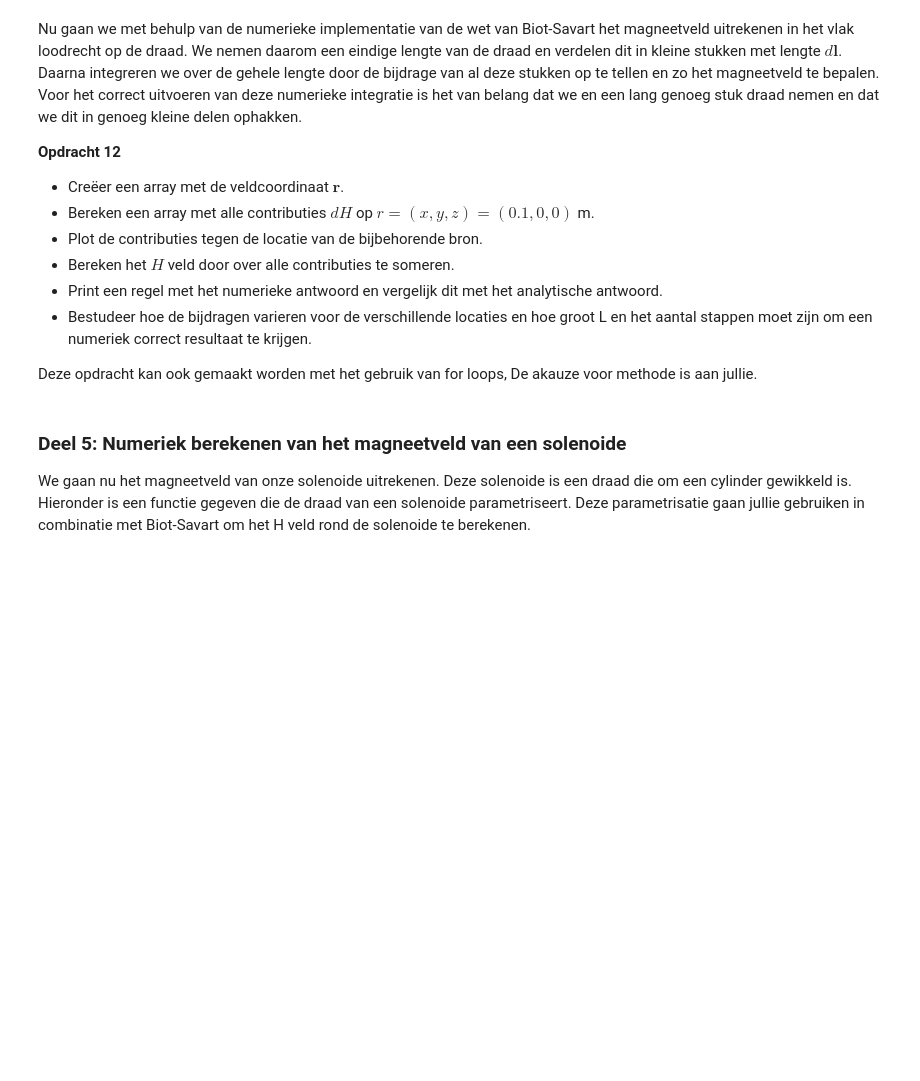
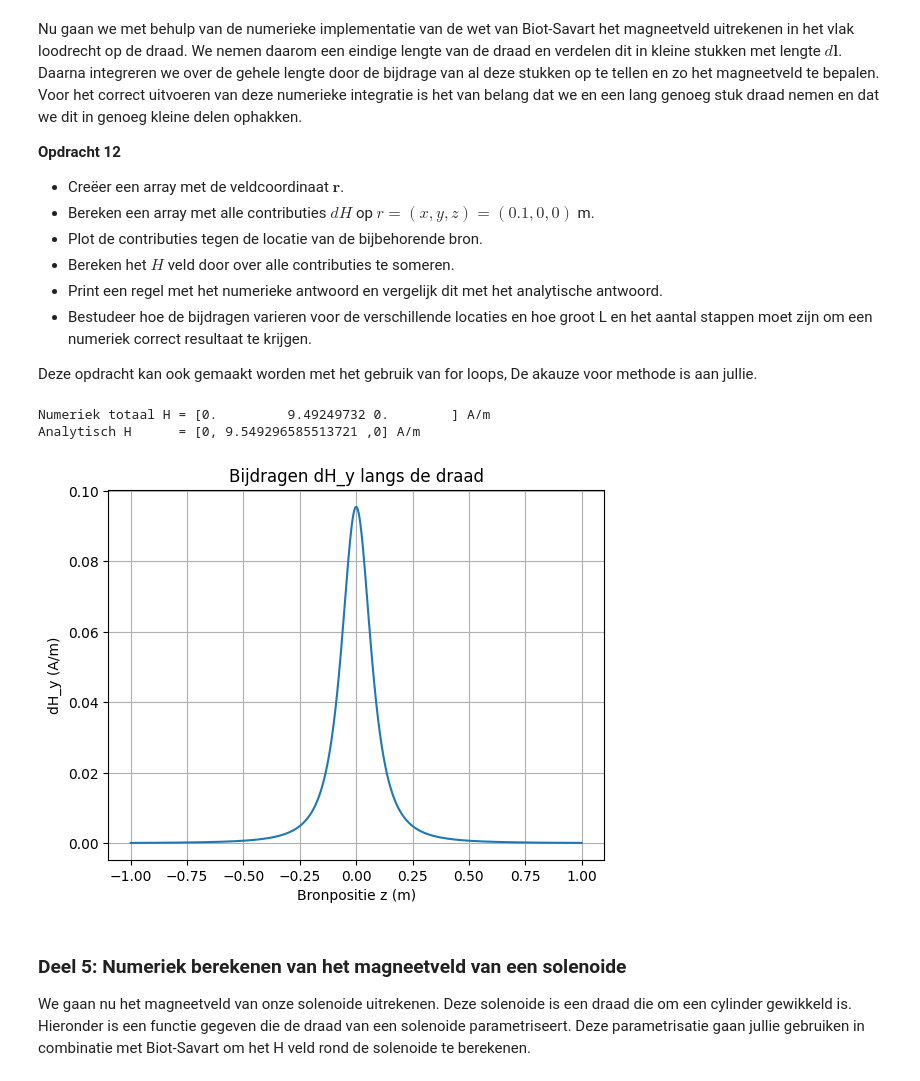
Before and after one commit to Roosmarijnkos/opdrachten-DEF-D, a Jupyter notebook: DigitaleOntwerpopdrachten/2KrachtactuatorOpdracht/KrachtactuatorOpdracht.ipynb, the cells around one changed output. Drawn from its saved outputs; the diff is of its cells as text; code cells hidden in the pictures; blank space fills up the shorter version.

```diff
--- a/DigitaleOntwerpopdrachten/2KrachtactuatorOpdracht/KrachtactuatorOpdracht.ipynb
+++ b/DigitaleOntwerpopdrachten/2KrachtactuatorOpdracht/KrachtactuatorOpdracht.ipynb
@@ -345,21 +407,16 @@ De functie moet het magneetveld van een lijnelement $d\mathbf{l}$ berekenen. Geb
 
 Bereken met deze functie alle componenten van het magneetveld voor een veldpositie op $x=0.1$ m voor een stroombronelement in de oorsprong met een stroom van 6 A een lengte van $d\mathbf{l}$ gelijk aan $L/64$. Print het analytische en numerieke antwoord naar de command line en controleer dat het magneetveld gelijk is aan $\mathbf{H} =  0.00746 \hat{\mathbf{y}}$ A/m is.
 # %%
-dl=np.array([0, 0, L_draad/64])
+
 r_field=np.array([0.1, 0, 0])
 r_source=np.array([0, 0, 0])
 I = 6
 L_draad = 0.1
+dl=np.array([0, 0, L_draad/64])
 
+def field_current_element(r_field, r_source, dl, I):
+    dH=(I/(4*np.pi)) * np.cross(dl, (r_field - r_source)) / (np.linalg.norm(r_field - r_source))**3
+    return dH
 
-def field_current_element(r_field, r_source, dl):
-    # r_field are coordinates at which we want to calculate the field
-    # r_source are coordinates of the current source
-    # dl is the vector of the length of the current element
-    # Gebruik np.cross om het uitproduct te berekenen
-    return dH
-analytical_answer=(I/4/np.pi)*(L_draad/64)/np.sum((r_field-r_source)**2) # een veld elementje.
-print('The analytical answer is ' + str(analytical_answer) + ' A/m in the y-direction')
-
-print('The numerical answer is is ' + str(field_current_element(r_field, r_source, dl)) + ' A/m')
+print('The numerical answer is is ' + str(field_current_element(r_field, r_source, dl,I)) + ' A/m')
 # %% [output]
@@ -377,9 +434,45 @@ Nu gaan we met behulp van de numerieke implementatie van de wet van Biot-Savart
 
 Deze opdracht kan ook gemaakt worden met het gebruik van for loops, De akauze voor methode is aan jullie.
 # %%
-###
-###Jullie code hier###
-###
+
+I = 6
+x_obs = 0.1
+L = 2.0
+N = 1000
+dz = L / N
+
+r_field = np.array([x_obs, 0, 0])
+
+z_bronnen = np.linspace(-L/2, L/2, N)
+dH_all = np.zeros((N, 3))
+
+def field_current_element(r_field, r_source, dl, I):
+    R = r_field - r_source
+    dH = (I / (4 * np.pi)) * np.cross(dl, R) / np.linalg.norm(R)**3
+    return dH
+
+for i, z in enumerate(z_bronnen):
+    r_source = np.array([0, 0, z])
+    dl = np.array([0, 0, dz])
+    dH_all[i] = field_current_element(r_field, r_source, dl, I)
+
+H_total = np.sum(dH_all, axis=0)
+
+H_analytic = I / (2 * np.pi * x_obs)
+
+print("Numeriek totaal H =", H_total, "A/m")
+print("Analytisch H      = [0,", H_analytic, ",0] A/m")
+
+plt.plot(z_bronnen, dH_all[:,1])
+plt.xlabel("Bronpositie z (m)")
+plt.ylabel("dH_y (A/m)")
+plt.title("Bijdragen dH_y langs de draad")
+plt.grid()
+plt.show()
+# %% [output]
+Numeriek totaal H = [0.         9.49249732 0.        ] A/m
+Analytisch H      = [0, 9.549296585513721 ,0] A/m
+[figure, added]
 # %% [markdown]
 ### Deel 5: Numeriek berekenen van het magneetveld van een solenoide
 
```
Also changed, not shown: parts of 9 cells of this notebook.
